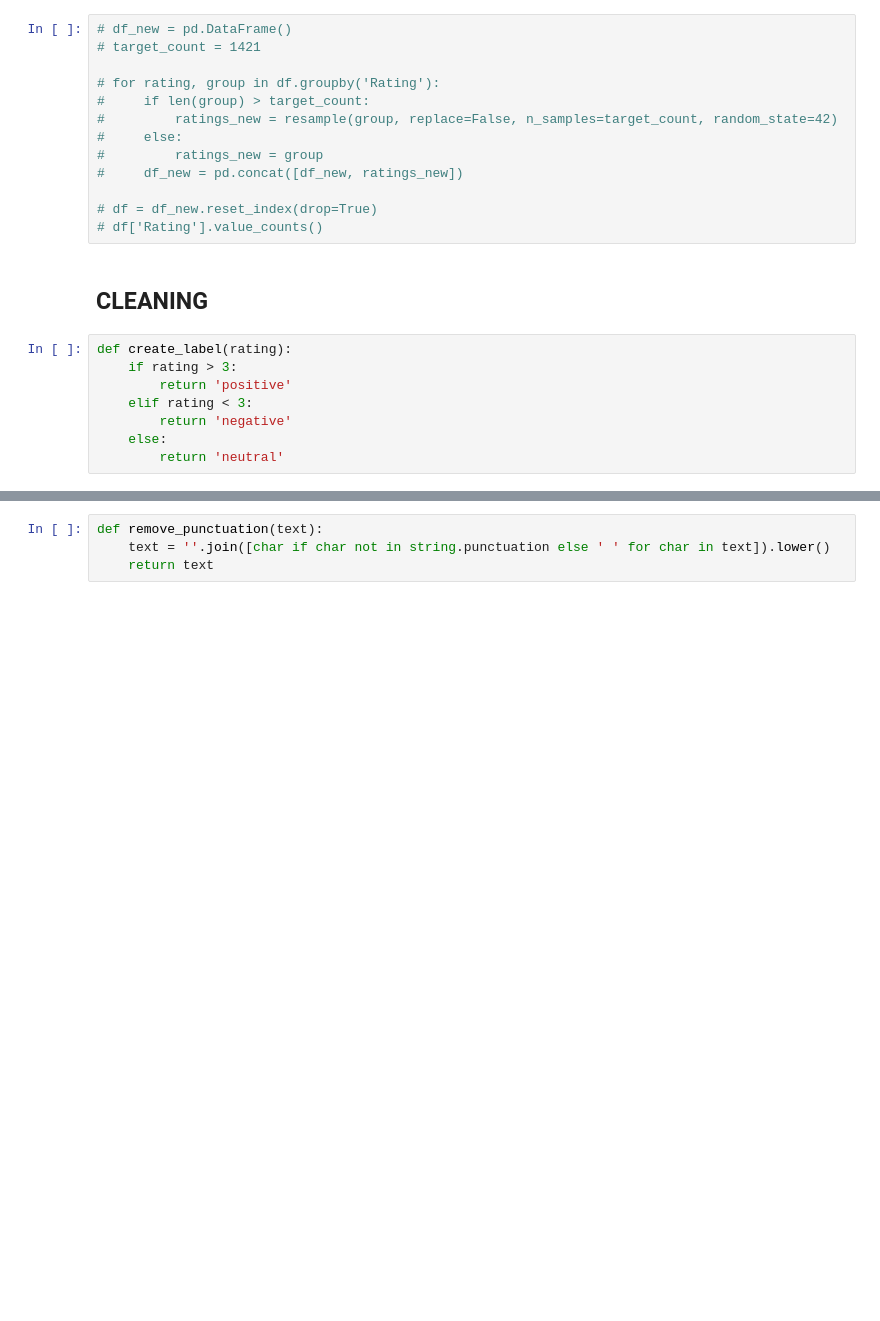
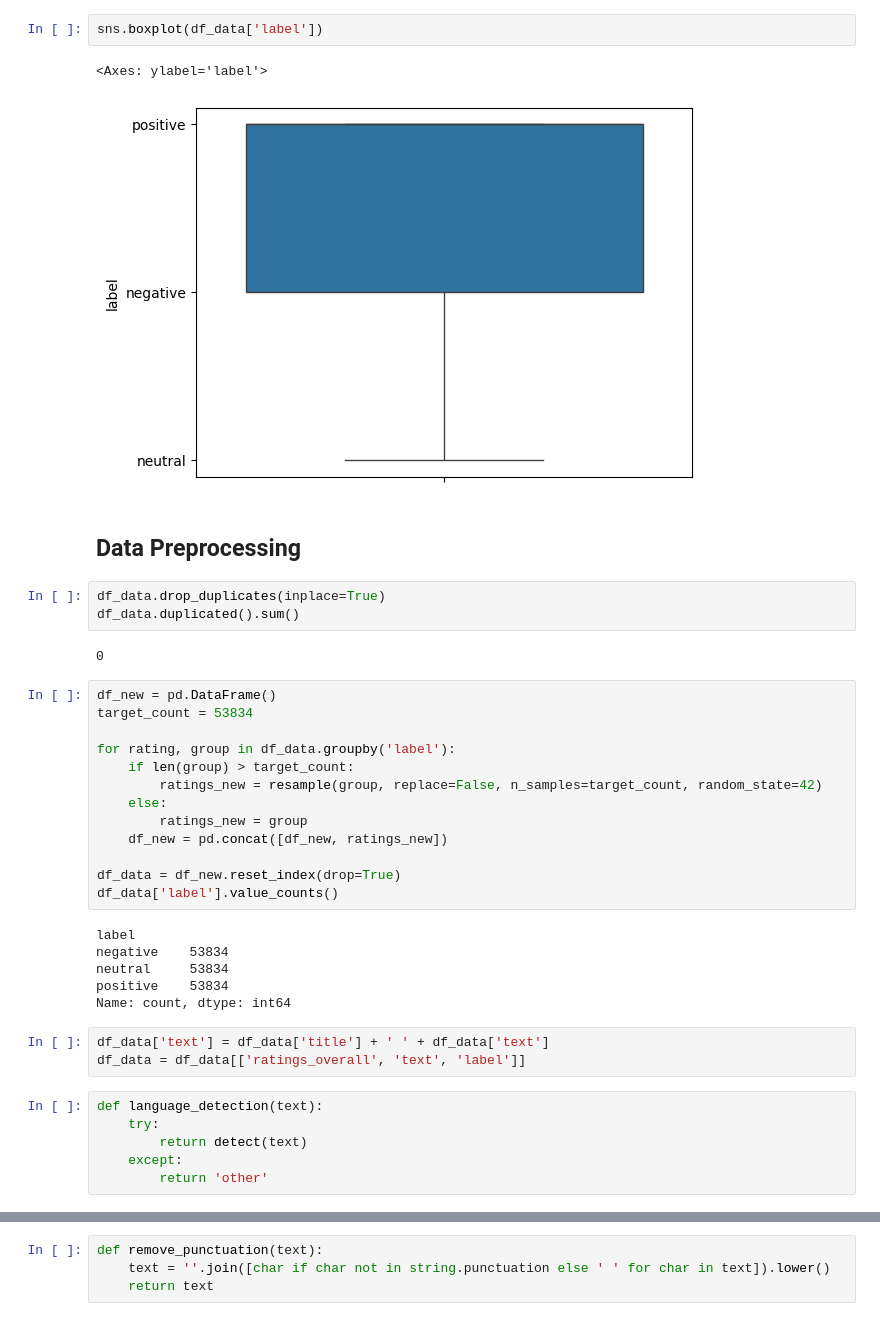
Before and after one commit to mausneg/Aspect-Based-Sentiment-Analysis-Hotel-Review, a Jupyter notebook: preprosessing.ipynb, the cells around one changed output, grey strips where cells are left out. Cells and saved outputs as stored; diff of their text form; blank space fills up the shorter version.

```diff
--- a/preprosessing.ipynb
+++ b/preprosessing.ipynb
@@ -69,23 +110,40 @@ Name: count, dtype: int64
+# %%
+sns.boxplot(df_data['label'])
+# %% [output]
+<Axes: ylabel='label'>
+[figure, added]
+# %% [markdown]
+## Data Preprocessing
+# %%
+df_data.drop_duplicates(inplace=True)
+df_data.duplicated().sum()
+# %% [output]
+0
 # %%
-# df_new = pd.DataFrame()
-# target_count = 1421
+df_new = pd.DataFrame()
+target_count = 53834
 
-# for rating, group in df.groupby('Rating'):
-#     if len(group) > target_count:
-#         ratings_new = resample(group, replace=False, n_samples=target_count, random_state=42)
-#     else:
-#         ratings_new = group
-#     df_new = pd.concat([df_new, ratings_new])
+for rating, group in df_data.groupby('label'):
+    if len(group) > target_count:
+        ratings_new = resample(group, replace=False, n_samples=target_count, random_state=42)
+    else:
+        ratings_new = group
+    df_new = pd.concat([df_new, ratings_new])
 
-# df = df_new.reset_index(drop=True)
-# df['Rating'].value_counts()
+df_data = df_new.reset_index(drop=True)
+df_data['label'].value_counts()
+# %% [output]
+label
+negative    53834
+neutral     53834
+positive    53834
+Name: count, dtype: int64
-# %% [markdown]
-## CLEANING
-# %%
-def create_label(rating):
-    if rating > 3:
-        return 'positive'
-    elif rating < 3:
-        return 'negative'
-    else:
-        return 'neutral'
+# %%
+df_data['text'] = df_data['title'] + ' ' + df_data['text']
+df_data = df_data[['ratings_overall', 'text', 'label']]
+# %%
+def language_detection(text):
+    try:
+        return detect(text)
+    except:
+        return 'other'
```
Also changed, not shown: parts of 37 cells of this notebook, 8 other files.
